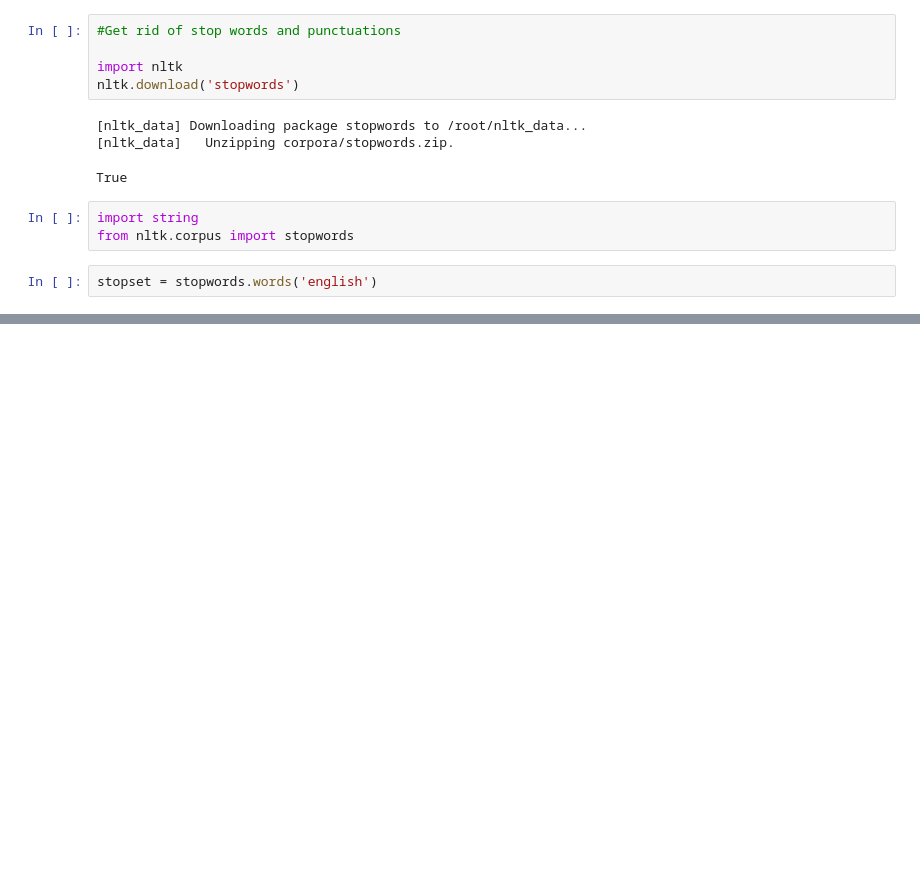
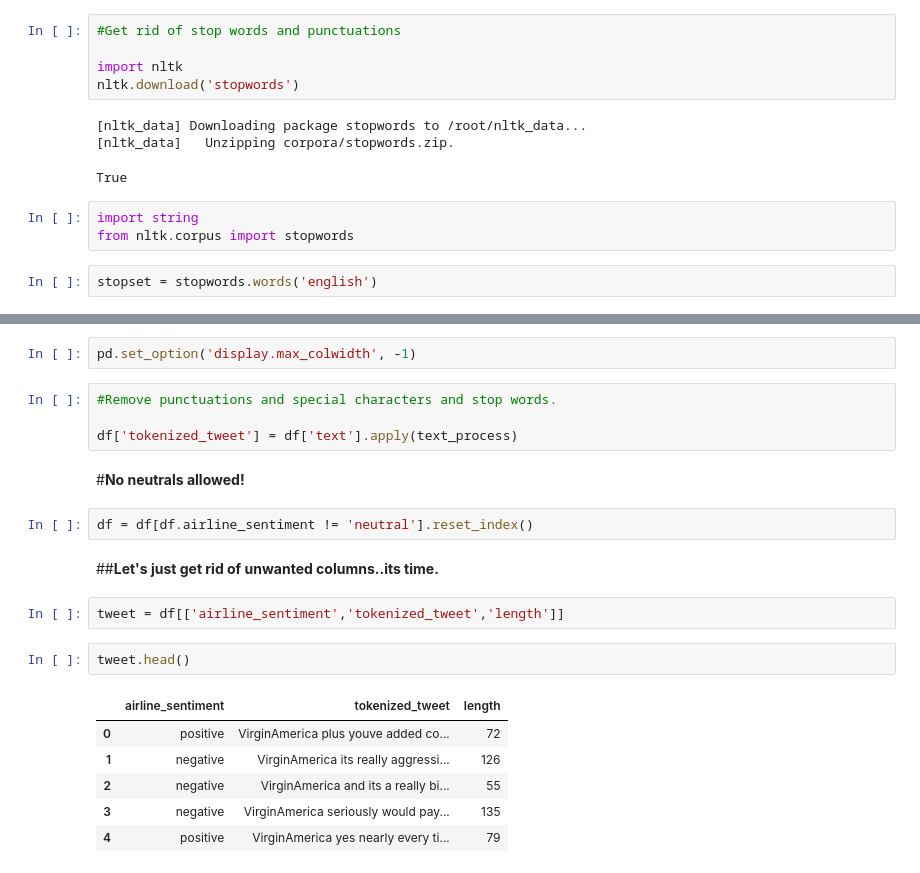
Before and after one commit to sagar2582/Sentiment-Analysis-of-Tweets, a Jupyter notebook: Tweets(Sentimental_Analysis).ipynb, the cells around one changed output, grey strips where cells are left out. Drawn from its saved outputs; the diff is of its cells as text; blank space fills up the shorter version.

```diff
--- a/Tweets(Sentimental_Analysis).ipynb
+++ b/Tweets(Sentimental_Analysis).ipynb
@@ -140,0 +149,23 @@ stopset = stopwords.words('english')
+# %%
+pd.set_option('display.max_colwidth', -1)
+# %%
+#Remove punctuations and special characters and stop words.
+
+df['tokenized_tweet'] = df['text'].apply(text_process)
+# %% [markdown]
+#**No neutrals allowed!**
+# %%
+df = df[df.airline_sentiment != 'neutral'].reset_index()
+# %% [markdown]
+##**Let's just get rid of unwanted columns..its time.**
+# %%
+tweet = df[['airline_sentiment','tokenized_tweet','length']]
+# %%
+tweet.head()
+# %% [output]
+|  | airline_sentiment | tokenized_tweet | length |
+| 0 | positive | VirginAmerica plus youve added co... | 72 |
+| 1 | negative | VirginAmerica its really aggressi... | 126 |
+| 2 | negative | VirginAmerica and its a really bi... | 55 |
+| 3 | negative | VirginAmerica seriously would pay... | 135 |
+| 4 | positive | VirginAmerica yes nearly every ti... | 79 |
```
Also changed, not shown: parts of 13 cells of this notebook.
